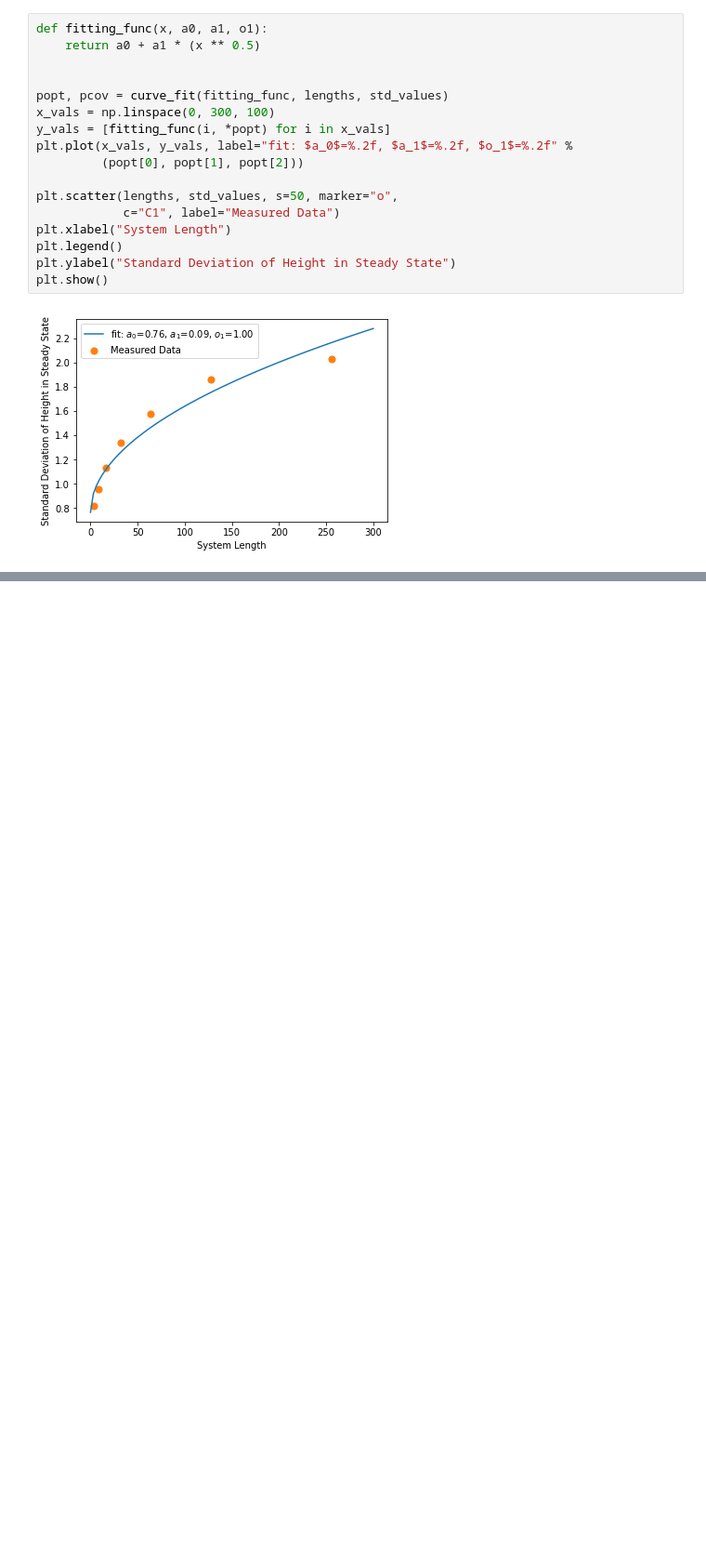
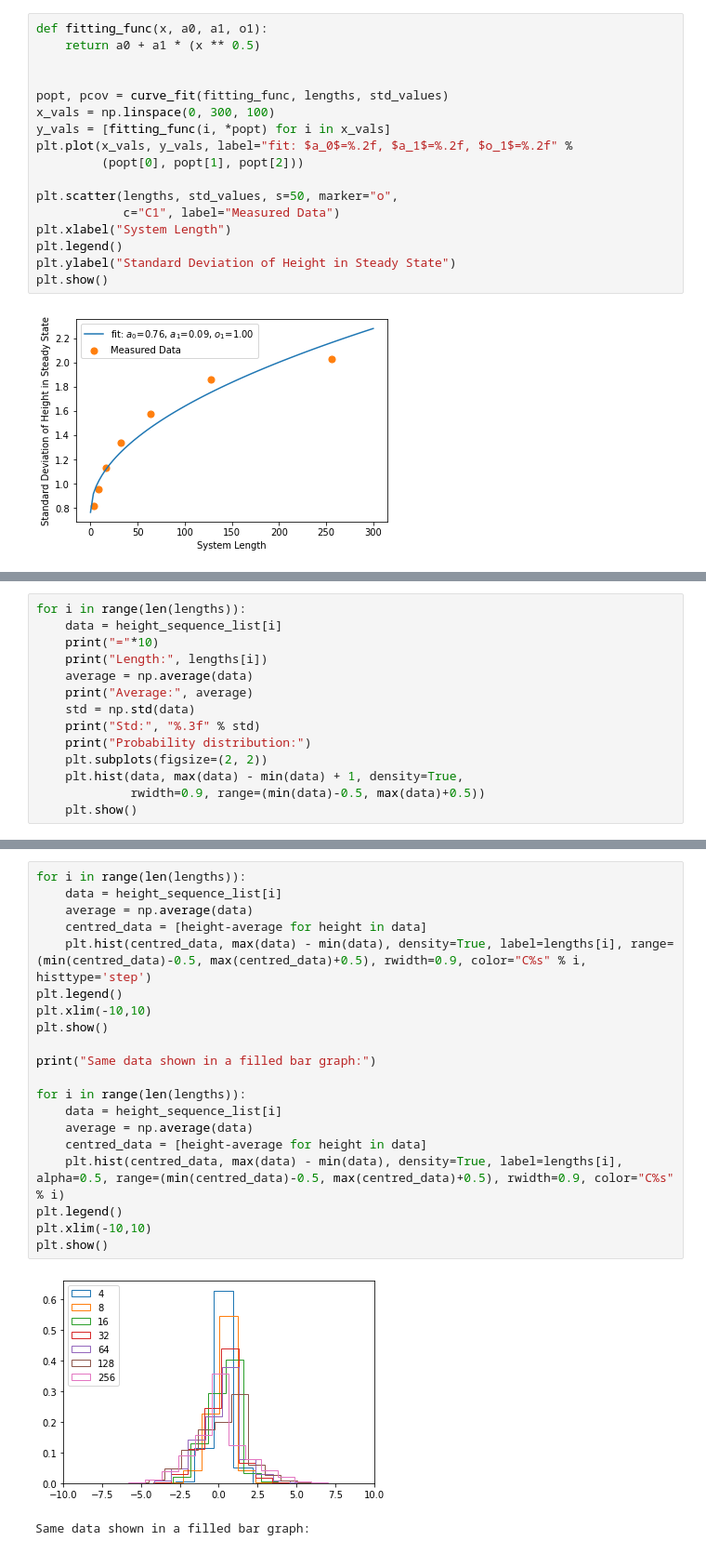
Before and after one commit to bdgrichards/oslo, a Jupyter notebook: oslo.ipynb, the cells around one changed output, grey strips where cells are left out. Shown at 93% size. Saved outputs shown, nothing was run; the diff lists cells and outputs as text; blank space fills up the shorter version.

```diff
--- a/oslo.ipynb
+++ b/oslo.ipynb
@@ -708,0 +732,14 @@ i) if each gradient was independent of every other gradient then by the central
+# %%
+for i in range(len(lengths)):
+    data = height_sequence_list[i]
+    print("="*10)
+    print("Length:", lengths[i])
+    average = np.average(data)
+    print("Average:", average)
+    std = np.std(data)
+    print("Std:", "%.3f" % std)
+    print("Probability distribution:")
+    plt.subplots(figsize=(2, 2))
+    plt.hist(data, max(data) - min(data) + 1, density=True,
+             rwidth=0.9, range=(min(data)-0.5, max(data)+0.5))
+    plt.show()
@@ -708,0 +789,23 @@ i) if each gradient was independent of every other gradient then by the central
+# %%
+for i in range(len(lengths)):
+    data = height_sequence_list[i]
+    average = np.average(data)
+    centred_data = [height-average for height in data]
+    plt.hist(centred_data, max(data) - min(data), density=True, label=lengths[i], range=(min(centred_data)-0.5, max(centred_data)+0.5), rwidth=0.9, color="C%s" % i, histtype='step')
+plt.legend()
+plt.xlim(-10,10)
+plt.show()
+
+print("Same data shown in a filled bar graph:")
+
+for i in range(len(lengths)):
+    data = height_sequence_list[i]
+    average = np.average(data)
+    centred_data = [height-average for height in data]
+    plt.hist(centred_data, max(data) - min(data), density=True, label=lengths[i], alpha=0.5, range=(min(centred_data)-0.5, max(centred_data)+0.5), rwidth=0.9, color="C%s" % i)
+plt.legend()
+plt.xlim(-10,10)
+plt.show()
+# %% [output]
+[figure, added]
+Same data shown in a filled bar graph:
```
Also changed, not shown: parts of 13 cells of this notebook.
